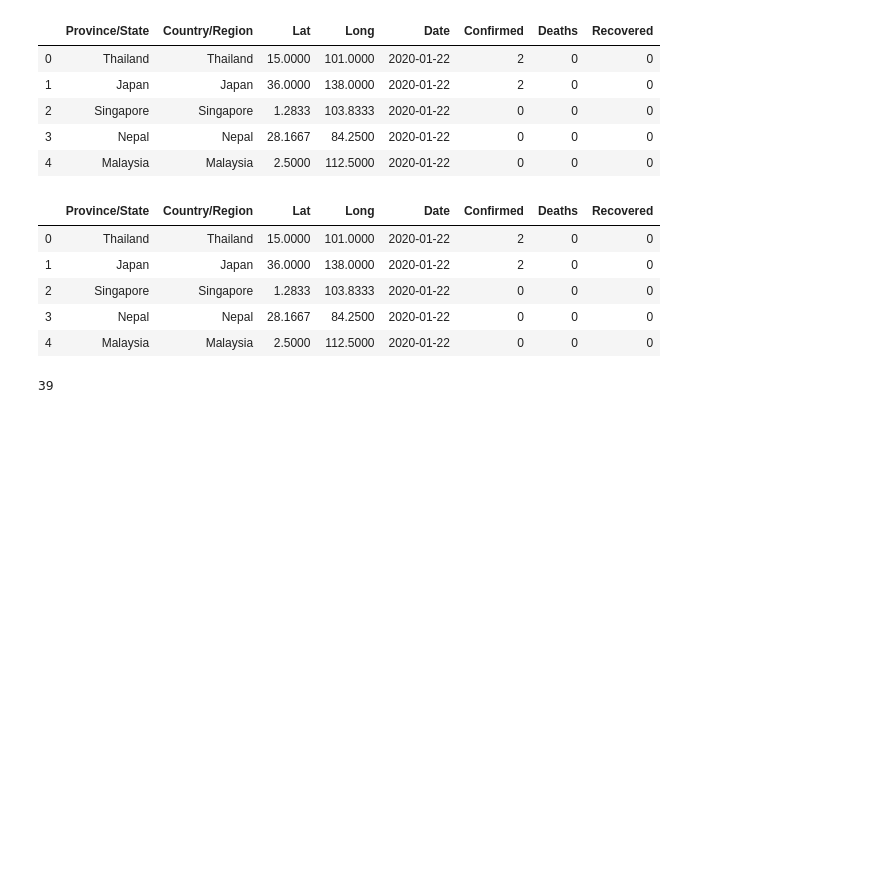
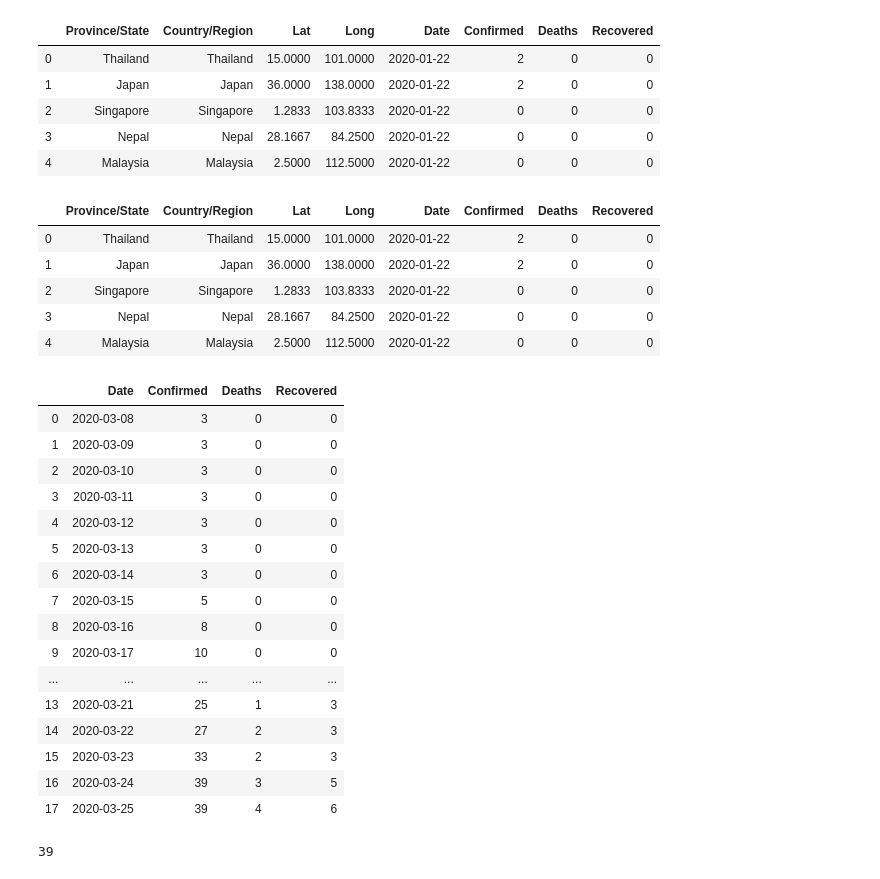
Before and after one commit to chiralbd/COVID-19_Data, a Jupyter notebook: COVID-19 Data Cleaning .ipynb, the cells around one changed output. Cells and saved outputs as stored; diff of their text form; code cells hidden in the pictures; blank space fills up the shorter version.

```diff
--- a/COVID-19 Data Cleaning .ipynb
+++ b/COVID-19 Data Cleaning .ipynb
@@ -261,6 +261,25 @@ df.head()
 | 4 | Malaysia | Malaysia | 2.5000 | 112.5000 | 2020-01-22 | 0 | 0 | 0 |
 # %%
 df_bd = pd.read_csv("./bd_data/COVID-19_in_bd.csv")
+df_bd
+# %% [output]
+|  | Date | Confirmed | Deaths | Recovered |
+| 0 | 2020-03-08 | 3 | 0 | 0 |
+| 1 | 2020-03-09 | 3 | 0 | 0 |
+| 2 | 2020-03-10 | 3 | 0 | 0 |
+| 3 | 2020-03-11 | 3 | 0 | 0 |
+| 4 | 2020-03-12 | 3 | 0 | 0 |
+| 5 | 2020-03-13 | 3 | 0 | 0 |
+| 6 | 2020-03-14 | 3 | 0 | 0 |
+| 7 | 2020-03-15 | 5 | 0 | 0 |
+| 8 | 2020-03-16 | 8 | 0 | 0 |
+| 9 | 2020-03-17 | 10 | 0 | 0 |
+| ... | ... | ... | ... | ... |
+| 13 | 2020-03-21 | 25 | 1 | 3 |
+| 14 | 2020-03-22 | 27 | 2 | 3 |
+| 15 | 2020-03-23 | 33 | 2 | 3 |
+| 16 | 2020-03-24 | 39 | 3 | 5 |
+| 17 | 2020-03-25 | 39 | 4 | 6 |
 # %%
 df_bd['Confirmed'].max()
 # %% [output]
```
Also changed, not shown: 1 other file.
